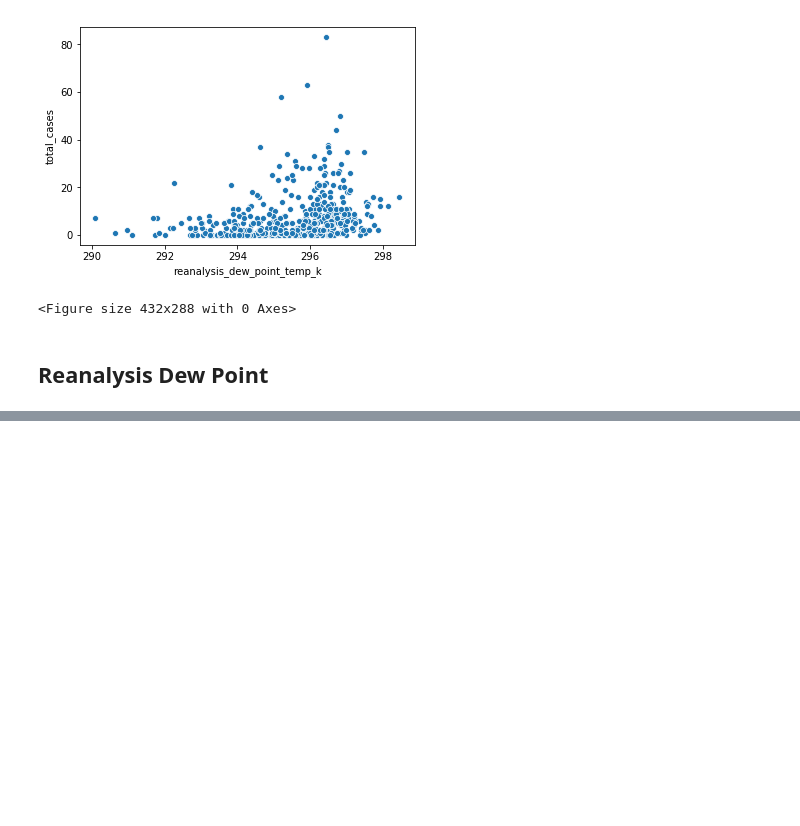
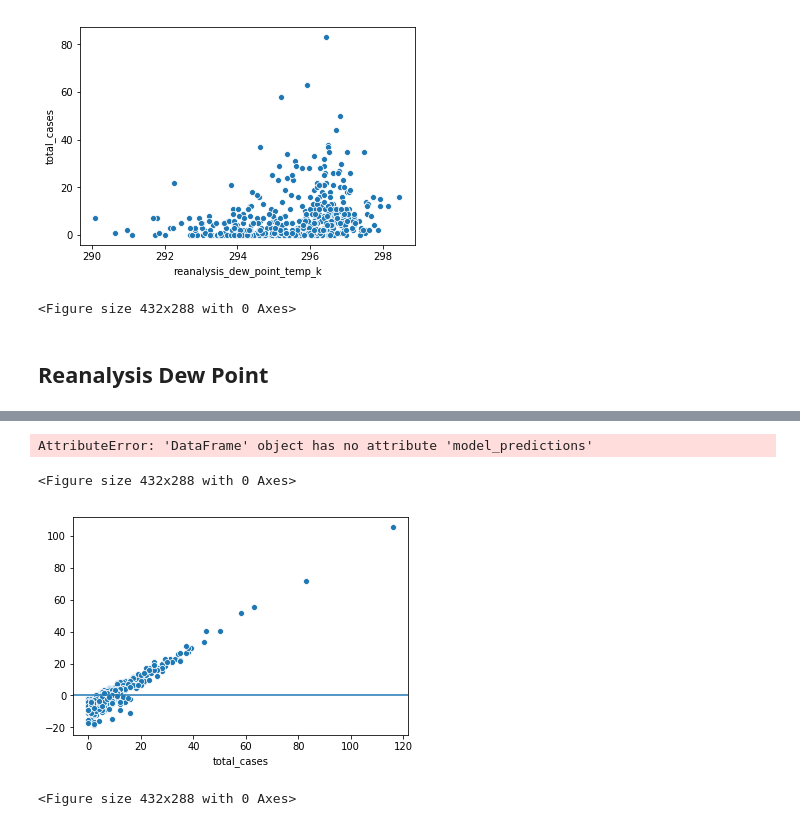
Before and after one commit to rheaxychen/dengue, a Jupyter notebook: exploration.ipynb, the cells around one changed output, grey strips where cells are left out. Drawn from its saved outputs; the diff is of its cells as text; code cells hidden in the pictures; blank space fills up the shorter version.

```diff
--- a/exploration.ipynb
+++ b/exploration.ipynb
@@ -178,23 +220,16 @@ def forward_selected(data, response):
 # %%
-def preprocess_data(dengue_features, dengue_labels):
+def format_data(data_path, labels_path=None):
     # load data and set index to city, year, weekofyear
-    df = dengue_features
-
-    # select features we want
-    features = ['reanalysis_specific_humidity_g_per_kg',
-                 'reanalysis_dew_point_temp_k',
-                 'avg_air_temp_k',
-                 'station_min_temp_c']
+    df = pd.read_csv(data_path, index_col=[0, 1, 2])
+    features = ["reanalysis_specific_humidity_g_per_kg", "reanalysis_dew_point_temp_k", "station_avg_temp_c", "reanalysis_min_air_temp_k", "station_min_temp_c"]
     df = df[features]
-
-    # fill missing values
     df.fillna(method='ffill', inplace=True)
 
-    labels = dengue_labels
+    labels = pd.read_csv(labels_path, index_col=[0, 1, 2])
     df = df.join(labels)
 
-    data_by_city = df.groupby("city")
-    sj = data_by_city.get_group("sj")
-    iq = data_by_city.get_group("iq")
+    # separate san juan and iquitos
+    sj = df.loc['sj']
+    iq = df.loc['iq']
 
     return sj, iq
@@ -244,0 +236,20 @@ iq_best_model = get_best_model(iq_train_subtrain, iq_train_subtest)
+# %%
+#Load the city data
+sj_data, iq_data = format_data('data/dengue_features_train.csv', labels_path="data/dengue_labels_train.csv")
+# %%
+# Use forward selection to get the formula that we will use to fit the model for SJ
+formula = forward_selected(sj_data[["reanalysis_specific_humidity_g_per_kg", "reanalysis_dew_point_temp_k", "station_avg_temp_c", "reanalysis_min_air_temp_k", "station_min_temp_c", "total_cases"]], 'total_cases')
+
+#Fit the SJ model
+sj_model = smf.glm(formula=formula.model.formula, data=sj_data, family=sm.families.NegativeBinomial())
+sj_model = sj_model.fit()
+
+# Use forward selection to get the formula that we will use to fit the model for IQ
+formula = forward_selected(iq_data[["reanalysis_specific_humidity_g_per_kg", "reanalysis_dew_point_temp_k", "station_avg_temp_c", "reanalysis_min_air_temp_k", "station_min_temp_c", "total_cases"]], 'total_cases')
+
+#Fit the IQ model
+iq_model = smf.glm(formula=formula.model.formula, data=iq_data, family=sm.families.NegativeBinomial())
+iq_model = iq_model.fit()
+# %%
+sj_data["model_predictions"] = sj_model.predict()
+iq_data["model_predictions"] = iq_model.predict()
@@ -244,0 +298,18 @@ iq_best_model = get_best_model(iq_train_subtrain, iq_train_subtest)
+# %%
+sns.scatterplot(sj_data.total_cases, sj_data.total_cases - sj_data.model_predictions, data=sj_data)
+plt.axhline(0)
+plt.figure()
+
+sns.scatterplot(iq_data.total_cases, iq_data.total_cases - iq_data.model_predictions, data=iq_data)
+plt.axhline(0)
+plt.figure()
+# %% [output]
+AttributeError: 'DataFrame' object has no attribute 'model_predictions'
+# %%
+sns.scatterplot(iq_data.total_cases, iq_data.total_cases - iq_data.model_predictions, data=iq_data)
+plt.axhline(0)
+plt.figure()
+# %% [output]
+<Figure size 432x288 with 0 Axes>
+[figure, added]
+<Figure size 432x288 with 0 Axes>
```
Also changed, not shown: parts of 38 cells of this notebook, 1 other file.
